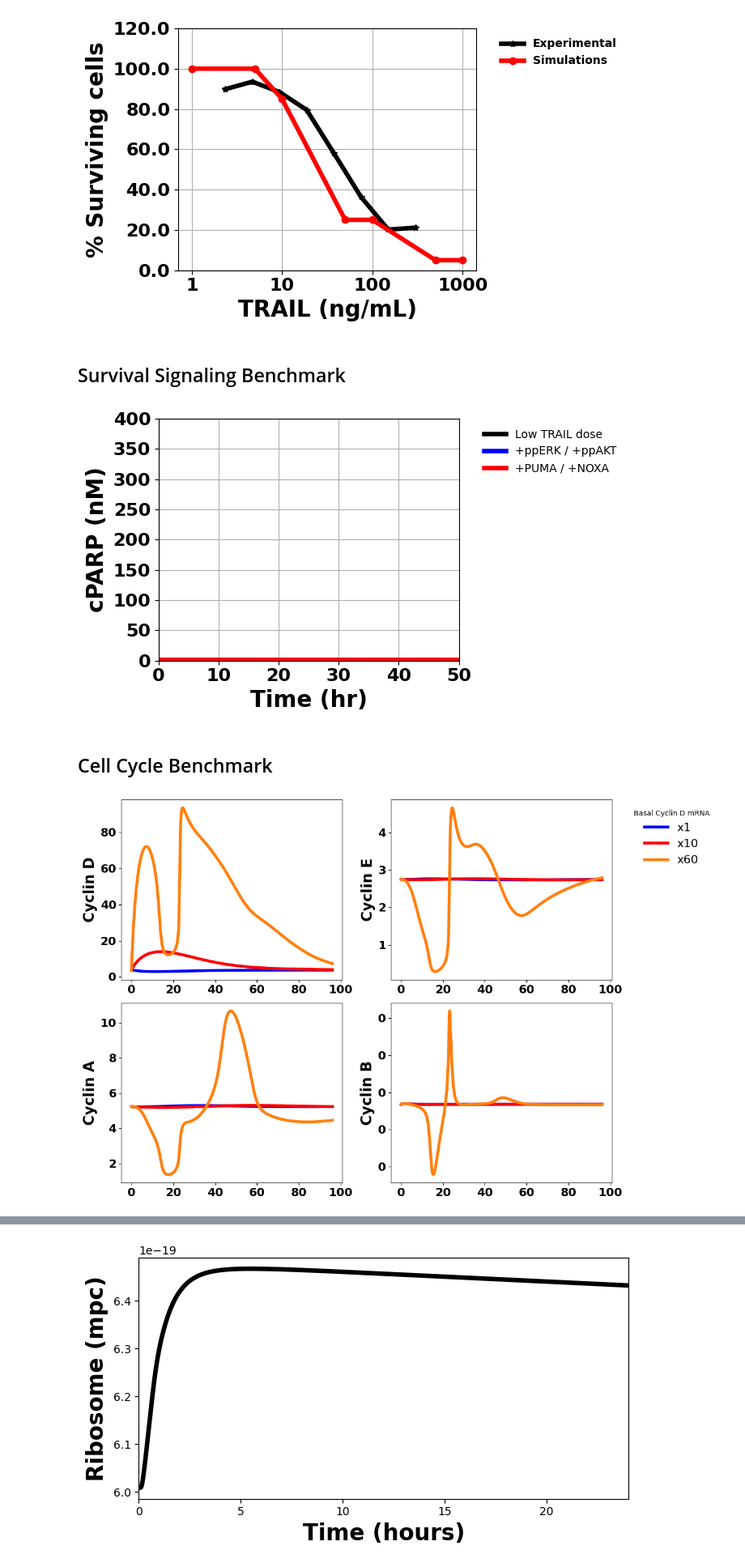
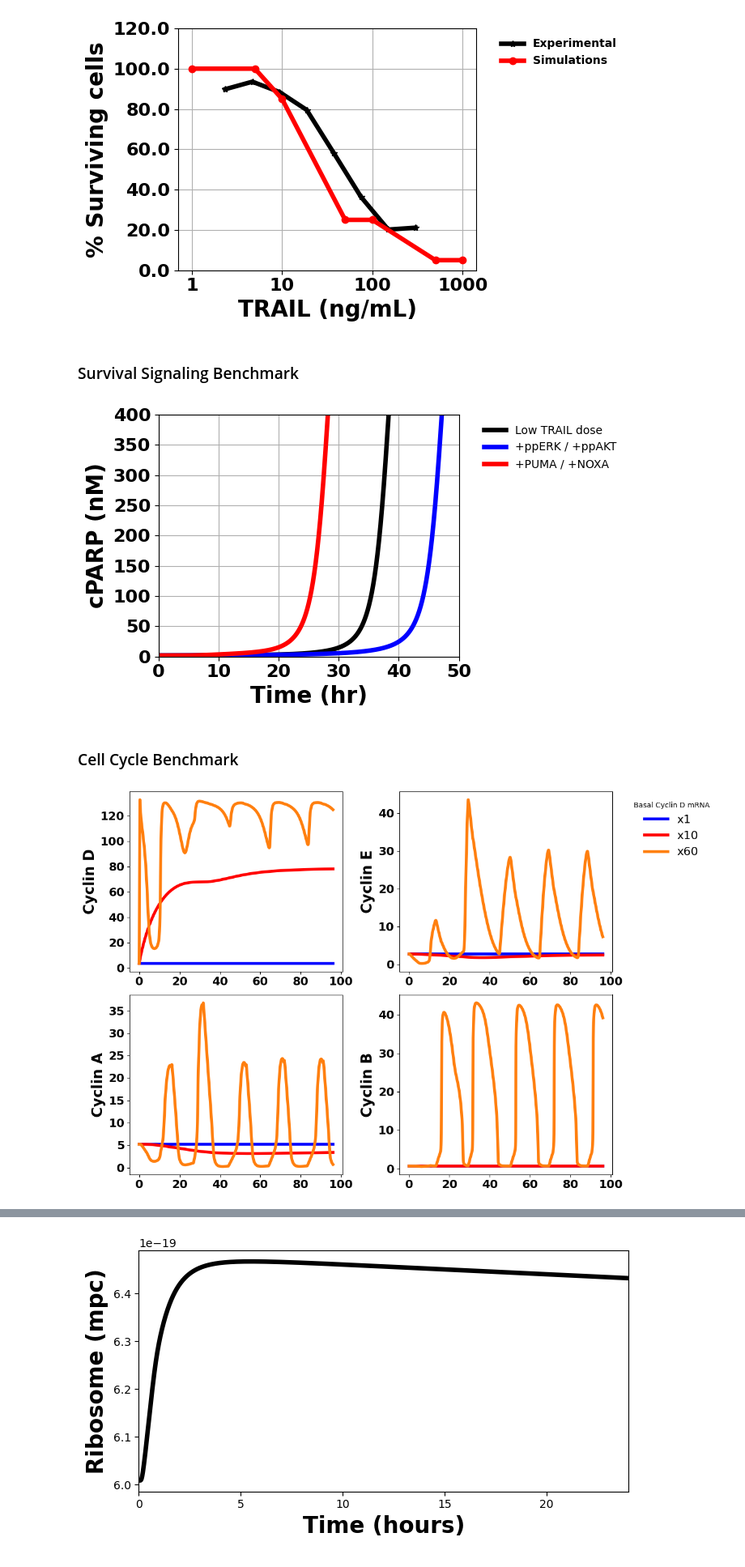
Before and after one commit to JonahRileyHuggins/SPARCED, a Jupyter notebook: SPARCED/src/validation/visualization/benchmark evaluation notebook.ipynb, the cells around one changed output, grey strips where cells are left out. Shown at 81% size. Cells and saved outputs as stored; diff of their text form; code cells hidden in the pictures.

```diff
--- a/SPARCED/src/validation/visualization/benchmark evaluation notebook.ipynb
+++ b/SPARCED/src/validation/visualization/benchmark evaluation notebook.ipynb
@@ -480,7 +488,8 @@ fig.savefig('p53-dynamics/results/{DATE_CONST}.png')
 # %% [markdown]
 ### TRAIL Time To Death Benchmark
 # %%
-with open(f'TRAIL_time-to-death/results/{DATE_CONST}.pkl', 'rb') as f:
+data_name = get_data_title()
+with open(f'TRAIL_time-to-death/results/{data_name}.pkl', 'rb') as f:
     data = pickle.load(f)
 
 traildoses = np.array([0.000385, 0.001925, 0.00385, 0.01925, 0.0385, 0.1925, 0.385, 1.9250, 3.85, 19.25, 38.5])
@@ -525,5 +534,6 @@ fig.savefig(f'TRAIL_time-to-death/results/{DATE_CONST}.png', dpi=300, bbox_inche
 # %%
-with open(f'TRAIL-percent-death/results/{DATE_CONST}.pkl', 'rb') as f:
+data_name = get_data_title()
+with open(f'TRAIL-percent-death/results/{data_name}.pkl', 'rb') as f:
     data = pickle.load(f)
 
 doses = [0.0385, 0.1925, 0.385, 1.925, 3.85, 19.25, 38.5]
@@ -560,9 +570,10 @@ plt.savefig(f'TRAIL-percent-death/results/{DATE_CONST}.png', dpi=300, bbox_inche
 # %% [output]
 [figure]
 # %% [markdown]
-## Survival Signaling Benchmark
+### Survival Signaling Benchmark
 # %%
-with open(f'survival-signalling/results/{DATE_CONST}.pkl', 'rb') as f:
+data_name = get_data_title()
+with open(f'survival-signaling/results/{data_name}.pkl', 'rb') as f:
     data = pickle.load(f)
 
 conditions = []
@@ -571,9 +582,12 @@ for condition in data:
 
 plt.figure(figsize=(7, 4))
 
-plt.plot(data[conditions[0]]['time']/3600, data[conditions[0]]['simulation cPARP_total'], label='TRAIL only', linewidth=4, color='black')
-plt.plot(data[conditions[1]]['time']/3600, data[conditions[1]]['simulation cPARP_total'], label='+ppERK/+ppAKT', linewidth=4, color='blue')
-plt.plot(data[conditions[2]]['time']/3600, data[conditions[2]]['simulation cPARP_total'], label='+PUMA/+NOXA', linewidth=4, color='red')
+plt.plot(data[conditions[0]]['cPARP_total']['time']/3600,
+         data[conditions[0]]['cPARP_total']['simulation'], label='TRAIL only', linewidth=4, color='black')
+plt.plot(data[conditions[1]]['cPARP_total']['time']/3600,
+         data[conditions[1]]['cPARP_total']['simulation'], label='+ppERK/+ppAKT', linewidth=4, color='blue')
+plt.plot(data[conditions[2]]['cPARP_total']['time']/3600,
+         data[conditions[2]]['cPARP_total']['simulation'], label='+PUMA/+NOXA', linewidth=4, color='red')
 plt.xlabel('Time (hr)', fontsize=20, weight='bold')
 plt.ylabel('cPARP (nM)', fontsize=20, weight='bold')
 plt.grid(True)
@@ -583,57 +597,58 @@ plt.xticks(fontsize=16, weight='bold')
 plt.yticks(fontsize=16, weight='bold')
 plt.legend(['Low TRAIL dose','+ppERK / +ppAKT','+PUMA / +NOXA'], bbox_to_anchor=(1.05, 1), loc='upper left', frameon=False)
 plt.tight_layout()
-plt.savefig(os.path.join(f'survival-signalling/results/{DATE_CONST}.png'), dpi=300)
+plt.savefig(os.path.join(f'survival-signaling/results/{data_name}.png'), dpi=300)
 # %% [output]
-[figure, old version]
+[figure, new version]
 # %% [markdown]
-## Cell Cycle Benchmark
+### Cell Cycle Benchmark
 # %%
-with open(f'cell_cycle/results/{DATE_CONST}.pkl', 'rb') as f:
+data_name = get_data_title()
+with open(f'cell_cycle/results/{data_name}.pkl', 'rb') as f:
     data = pickle.load(f)
 
 conditions = []
 for key in data:
     conditions.append(key)
 
 fig, ax = plt.subplots(2,2, figsize=(12.5,8))
 
 #Cyclin D plot
-ax[0,0].plot(data[conditions[0]]['time']/3600, data[conditions[0]]['simulation Cd_total'], linewidth=4, color='b')
-ax[0,0].plot(data[conditions[1]]['time']/3600, data[conditions[1]]['simulation Cd_total'], linewidth=4, color='r')
-ax[0,0].plot(data[conditions[2]]['time']/3600, data[conditions[2]]['simulation Cd_total'], linewidth=4, color='tab:orange')
+ax[0,0].plot(data[conditions[0]]['Cd_total']['time']/3600, data[conditions[0]]['Cd_total']['simulation'], linewidth=4, color='b')
+ax[0,0].plot(data[conditions[1]]['Cd_total']['time']/3600, data[conditions[1]]['Cd_total']['simulation'], linewidth=4, color='r')
+ax[0,0].plot(data[conditions[2]]['Cd_total']['time']/3600, data[conditions[2]]['Cd_total']['simulation'], linewidth=4, color='tab:orange')
 ax[0,0].set_yticklabels(ax[0,0].get_yticks().astype(int), weight='bold', fontsize=16)
 ax[0,0].set_xticklabels(ax[0,0].get_xticks().astype(int), weight='bold', fontsize=16)
 ax[0,0].set_ylabel('Cyclin D', weight='bold', fontsize=20)
 
 #Cyclin E plot
-ax[0,1].plot(data[conditions[0]]['time']/3600, data[conditions[0]]['simulation Ce_total'], linewidth=4, color='b')
-ax[0,1].plot(data[conditions[1]]['time']/3600, data[conditions[1]]['simulation Ce_total'], linewidth=4, color='r')
-ax[0,1].plot(data[conditions[2]]['time']/3600, data[conditions[2]]['simulation Ce_total'], linewidth=4, color='tab:orange')
+ax[0,1].plot(data[conditions[0]]['Ce_total']['time']/3600, data[conditions[0]]['Ce_total']['simulation'], linewidth=4, color='b')
+ax[0,1].plot(data[conditions[1]]['Ce_total']['time']/3600, data[conditions[1]]['Ce_total']['simulation'], linewidth=4, color='r')
+ax[0,1].plot(data[conditions[2]]['Ce_total']['time']/3600, data[conditions[2]]['Ce_total']['simulation'], linewidth=4, color='tab:orange')
 ax[0,1].set_yticklabels(ax[0,1].get_yticks().astype(int), weight='bold', fontsize=16)
 ax[0,1].set_xticklabels(ax[0,1].get_xticks().astype(int), weight='bold', fontsize=16)
 ax[0,1].set_ylabel('Cyclin E', weight='bold', fontsize=20)
 ax[0,1].legend(['x1', 'x10', 'x60'], title = 'Basal Cyclin D mRNA',
                bbox_to_anchor=(1.05, 1), loc='upper left', frameon=False, fontsize=16)
 
 #Cyclin A plot
-ax[1,0].plot(data[conditions[0]]['time']/3600, data[conditions[0]]['simulation Ca_total'], linewidth=4, color='b')
-ax[1,0].plot(data[conditions[1]]['time']/3600, data[conditions[1]]['simulation Ca_total'], linewidth=4, color='r')
-ax[1,0].plot(data[conditions[2]]['time']/3600, data[conditions[2]]['simulation Ca_total'], linewidth=4, color='tab:orange')
+ax[1,0].plot(data[conditions[0]]['Ca_total']['time']/3600, data[conditions[0]]['Ca_total']['simulation'], linewidth=4, color='b')
+ax[1,0].plot(data[conditions[1]]['Ca_total']['time']/3600, data[conditions[1]]['Ca_total']['simulation'], linewidth=4, color='r')
+ax[1,0].plot(data[conditions[2]]['Ca_total']['time']/3600, data[conditions[2]]['Ca_total']['simulation'], linewidth=4, color='tab:orange')
 ax[1,0].set_yticklabels(ax[1,0].get_yticks().astype(int), weight='bold', fontsize=16)
 ax[1,0].set_xticklabels(ax[1,0].get_xticks().astype(int), weight='bold', fontsize=16)
 ax[1,0].set_ylabel('Cyclin A', weight='bold', fontsize=20)
 
 #Cyclin B plot
-ax[1,1].plot(data[conditions[0]]['time']/3600, data[conditions[0]]['simulation Cb_total'], linewidth=4, color='b')
-ax[1,1].plot(data[conditions[1]]['time']/3600, data[conditions[1]]['simulation Cb_total'], linewidth=4, color='r')
-ax[1,1].plot(data[conditions[2]]['time']/3600, data[conditions[2]]['simulation Cb_total'], linewidth=4, color='tab:orange')
+ax[1,1].plot(data[conditions[0]]['Cb_total']['time']/3600, data[conditions[0]]['Cb_total']['simulation'], linewidth=4, color='b')
+ax[1,1].plot(data[conditions[1]]['Cb_total']['time']/3600, data[conditions[1]]['Cb_total']['simulation'], linewidth=4, color='r')
+ax[1,1].plot(data[conditions[2]]['Cb_total']['time']/3600, data[conditions[2]]['Cb_total']['simulation'], linewidth=4, color='tab:orange')
 ax[1,1].set_yticklabels(ax[1,1].get_yticks().astype(int), weight='bold', fontsize=16)
 ax[1,1].set_xticklabels(ax[1,1].get_xticks().astype(int), weight='bold', fontsize=16)
 ax[1,1].set_ylabel('Cyclin B', weight='bold', fontsize=20)
 
 fig.tight_layout()
-fig.savefig(f'cell_cycle/results/{DATE_CONST}.png', dpi=300)
+fig.savefig(f'cell_cycle/results/{data_name}.png', dpi=300)
 # %% [output]
-[figure, old version]
+[figure, new version]
 # %% [markdown]
```
Also changed, not shown: parts of 20 cells of this notebook, 25 other files.
